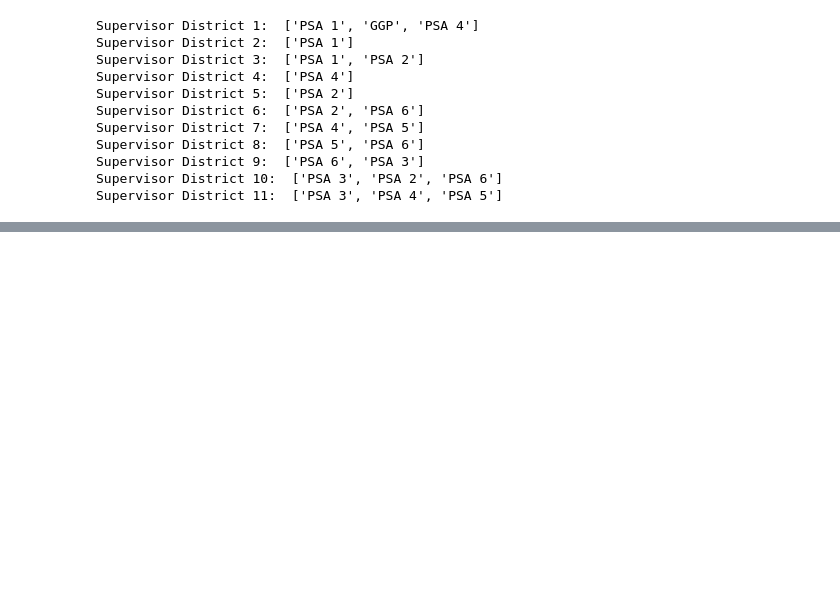
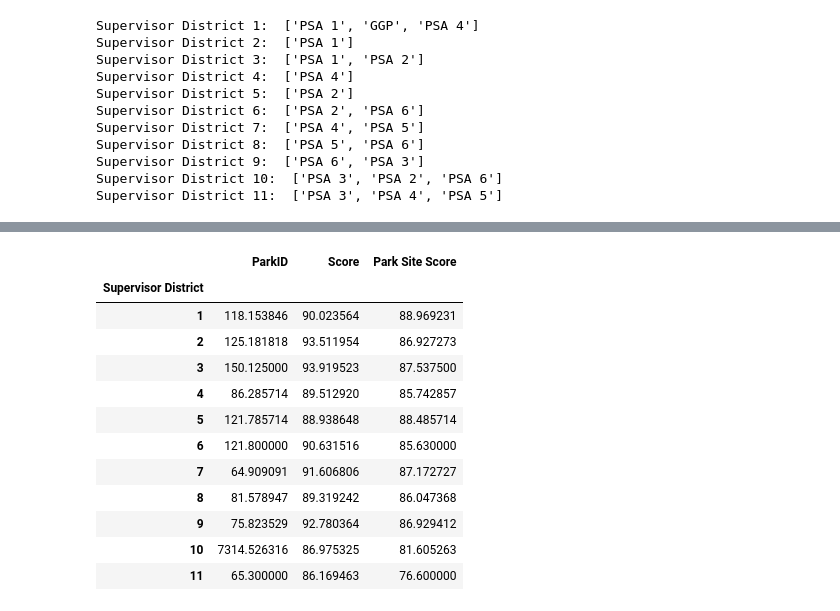
Before and after one commit to brunston/whirlsf, a Jupyter notebook: exploratory/exploratory_library_data.ipynb, the cells around one changed output, grey strips where cells are left out. Cells and saved outputs as stored; diff of their text form; code cells hidden in the pictures; blank space fills up the shorter version.

```diff
--- a/exploratory/exploratory_library_data.ipynb
+++ b/exploratory/exploratory_library_data.ipynb
@@ -164,0 +216,4 @@ Supervisor District 11:  ['PSA 3', 'PSA 4', 'PSA 5']
+# %%
+grouped_by_park = park_combined.groupby(["Park"]).mean()
+grouped_by_park["Score"] *= 100
+grouped_by_park.head()
@@ -164,0 +228,16 @@ Supervisor District 11:  ['PSA 3', 'PSA 4', 'PSA 5']
+# %%
+grouped_by_park.groupby(["Supervisor District"]).mean()
+# %% [output]
+|  | ParkID | Score | Park Site Score |
+| Supervisor District |  |  |  |
+| 1 | 118.153846 | 90.023564 | 88.969231 |
+| 2 | 125.181818 | 93.511954 | 86.927273 |
+| 3 | 150.125000 | 93.919523 | 87.537500 |
+| 4 | 86.285714 | 89.512920 | 85.742857 |
+| 5 | 121.785714 | 88.938648 | 88.485714 |
+| 6 | 121.800000 | 90.631516 | 85.630000 |
+| 7 | 64.909091 | 91.606806 | 87.172727 |
+| 8 | 81.578947 | 89.319242 | 86.047368 |
+| 9 | 75.823529 | 92.780364 | 86.929412 |
+| 10 | 7314.526316 | 86.975325 | 81.605263 |
+| 11 | 65.300000 | 86.169463 | 76.600000 |
```
Also changed, not shown: parts of 7 cells of this notebook, 4 other files.
